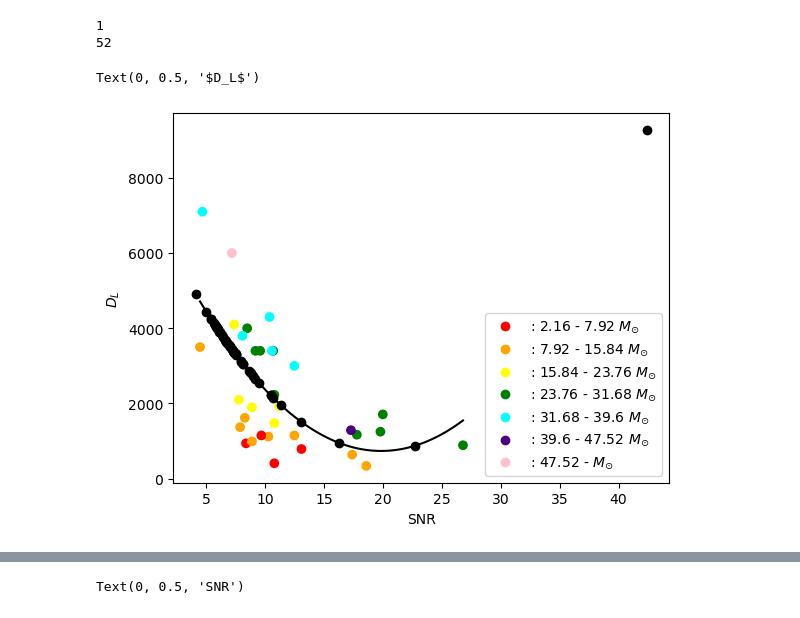
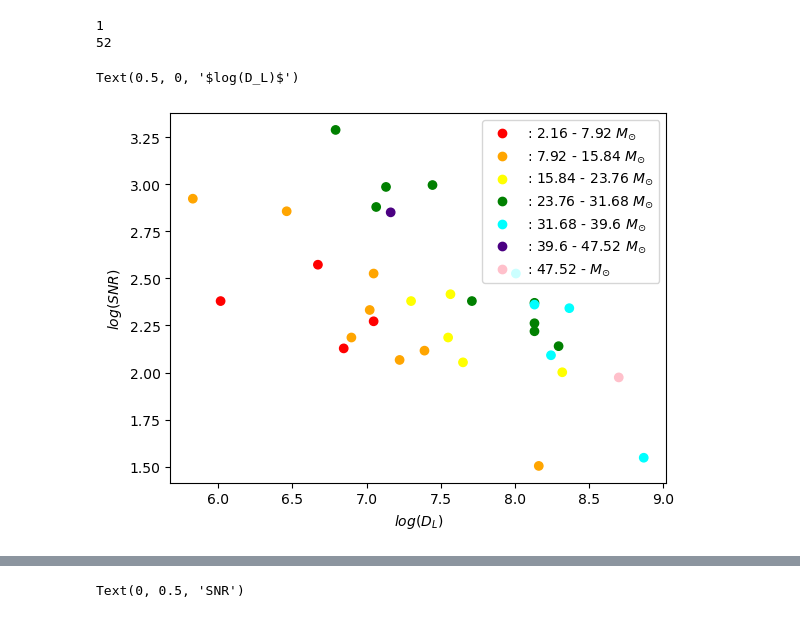
Before and after one commit to AndrewValentini/Gravitational-Waves-Research-23-24, a Jupyter notebook: Data Analysis/testing.ipynb, the cells around one changed output, grey strips where cells are left out. Drawn from its saved outputs; the diff is of its cells as text; code cells hidden in the pictures.

```diff
--- a/Data Analysis/testing.ipynb
+++ b/Data Analysis/testing.ipynb
@@ -145,25 +146,25 @@ O4_BBH_reduced = O4_BBH["snr"]/1.6
 # %%
 O4_BBH["predicted_luminosity_distance"] = fit_line_O3_BBH(O4_BBH["snr"])
 # %%
-plt.scatter(O3_BBH["network_matched_filter_snr"],O3_BBH["luminosity_distance"], color = O3_BBH["color"])
-plt.scatter(O4_BBH["snr"], O4_BBH["predicted_luminosity_distance"], color = "black")
+plt.scatter(np.log(O3_BBH["luminosity_distance"]), np.log(O3_BBH["network_matched_filter_snr"]), color = O3_BBH["color"])
+#plt.scatter(O4_BBH["snr"], O4_BBH["predicted_luminosity_distance"], color = "black")
 
 coefficients = np.polyfit(O3_BBH["network_matched_filter_snr"],O3_BBH["luminosity_distance"], 2)
 fit_line_O3_BBH = np.poly1d(coefficients)
 x = np.linspace(min(O3_BBH["network_matched_filter_snr"]), max(O3_BBH["network_matched_filter_snr"]), 100)
-plt.plot(x, fit_line_O3_BBH(x), color="black")
+#plt.plot(x, fit_line_O3_BBH(x), color="black")
 
 plt.scatter([], [], color="red", label=": 2.16 - 7.92 $M_{\odot}$")
 plt.scatter([], [], color="orange", label=": 7.92 - 15.84 $M_{\odot}$")
 plt.scatter([], [], color="yellow", label=": 15.84 - 23.76 $M_{\odot}$")
 plt.scatter([], [], color="green", label=": 23.76 - 31.68 $M_{\odot}$")
 plt.scatter([], [], color="cyan", label=": 31.68 - 39.6 $M_{\odot}$")
 plt.scatter([], [], color="indigo", label=": 39.6 - 47.52 $M_{\odot}$")
 plt.scatter([], [], color="pink", label=": 47.52 - $M_{\odot}$")
 
 plt.legend()
-plt.xlabel("SNR")
-plt.ylabel("$D_L$")
+plt.ylabel("$log(SNR)$")
+plt.xlabel("$log(D_L)$")
 # %% [output]
-Text(0, 0.5, '$D_L$')
+Text(0.5, 0, '$log(D_L)$')
-[figure, old version]
+[figure, new version]
```
Also changed, not shown: parts of 3 cells of this notebook, 1 other file.
